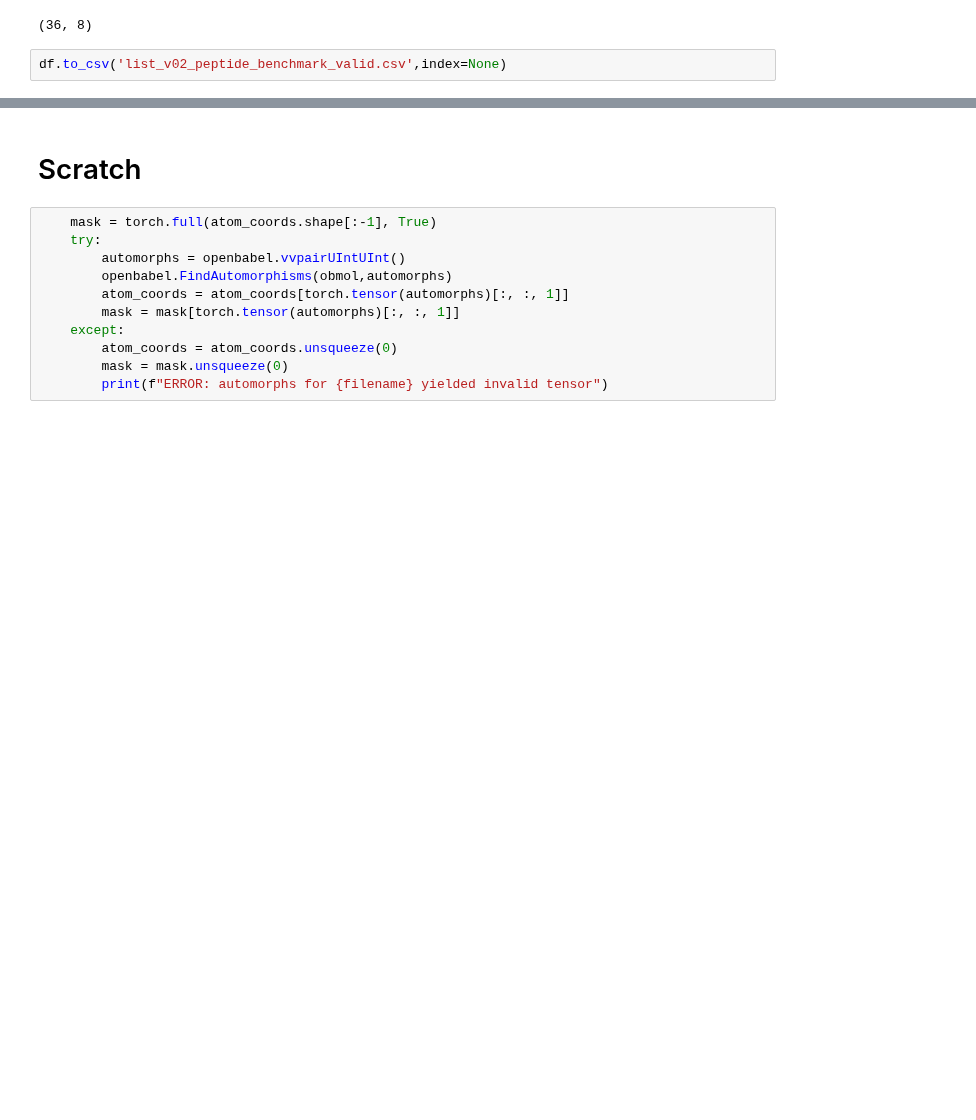
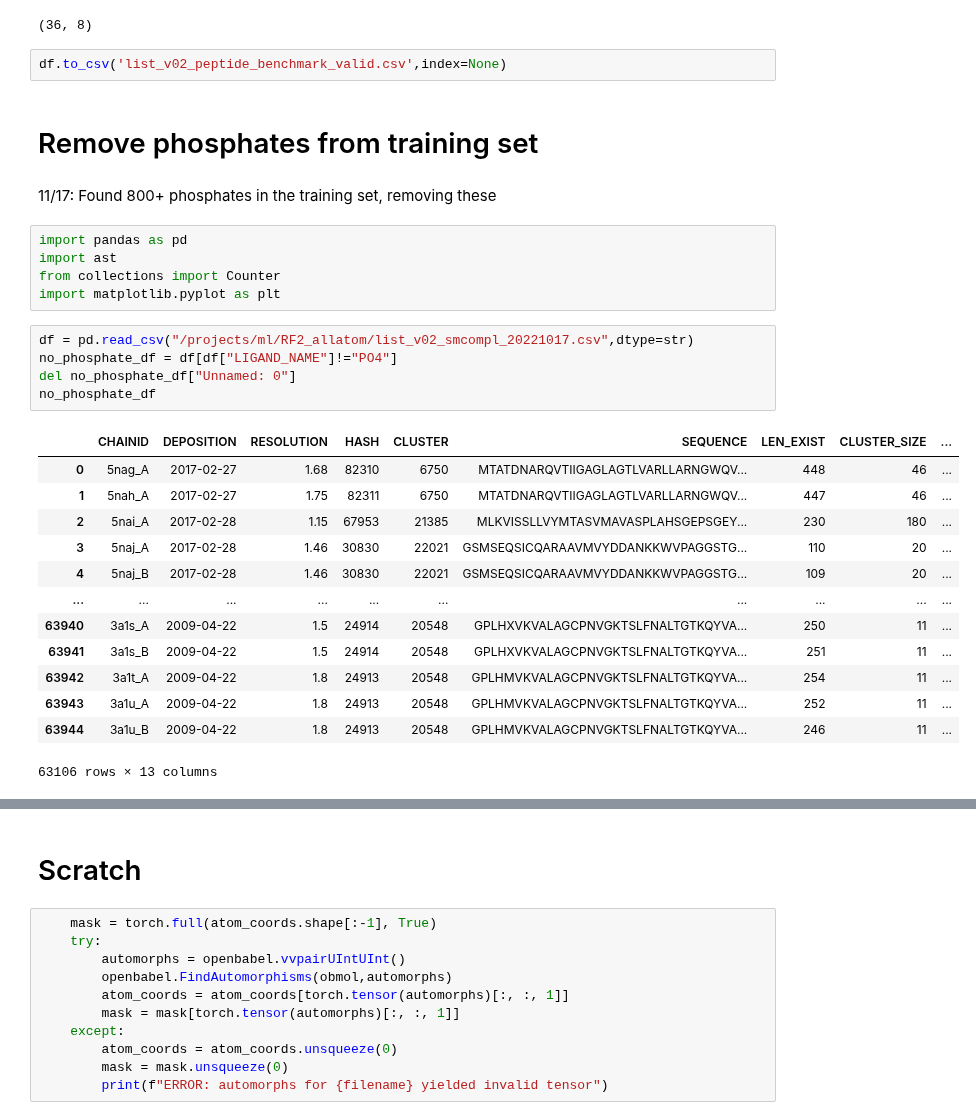
Before and after one commit to RosettaCommons/foundry, a Jupyter notebook: notebooks/filter_sm_compl_data.ipynb, the cells around one changed output, grey strips where cells are left out. Saved outputs shown, nothing was run; the diff lists cells and outputs as text; blank space fills up the shorter version.

```diff
--- a/notebooks/filter_sm_compl_data.ipynb
+++ b/notebooks/filter_sm_compl_data.ipynb
@@ -1263,3 +1263,31 @@ df.shape
 (36, 8)
 # %%
 df.to_csv('list_v02_peptide_benchmark_valid.csv',index=None)
+# %% [markdown]
+# Remove phosphates from training set
+# %% [markdown]
+11/17: Found 800+ phosphates in the training set, removing these
+# %%
+import pandas as pd
+import ast
+from collections import Counter
+import matplotlib.pyplot as plt
+# %%
+df = pd.read_csv("/projects/ml/RF2_allatom/list_v02_smcompl_20221017.csv",dtype=str)
+no_phosphate_df = df[df["LIGAND_NAME"]!="PO4"]
+del no_phosphate_df["Unnamed: 0"]
+no_phosphate_df
+# %% [output]
+|  | CHAINID | DEPOSITION | RESOLUTION | HASH | CLUSTER | SEQUENCE | LEN_EXIST | CLUSTER_SIZE | ... |
+| 0 | 5nag_A | 2017-02-27 | 1.68 | 82310 | 6750 | MTATDNARQVTIIGAGLAGTLVARLLARNGWQV... | 448 | 46 | ... |
+| 1 | 5nah_A | 2017-02-27 | 1.75 | 82311 | 6750 | MTATDNARQVTIIGAGLAGTLVARLLARNGWQV... | 447 | 46 | ... |
+| 2 | 5nai_A | 2017-02-28 | 1.15 | 67953 | 21385 | MLKVISSLLVYMTASVMAVASPLAHSGEPSGEY... | 230 | 180 | ... |
+| 3 | 5naj_A | 2017-02-28 | 1.46 | 30830 | 22021 | GSMSEQSICQARAAVMVYDDANKKWVPAGGSTG... | 110 | 20 | ... |
+| 4 | 5naj_B | 2017-02-28 | 1.46 | 30830 | 22021 | GSMSEQSICQARAAVMVYDDANKKWVPAGGSTG... | 109 | 20 | ... |
+| ... | ... | ... | ... | ... | ... | ... | ... | ... | ... |
+| 63940 | 3a1s_A | 2009-04-22 | 1.5 | 24914 | 20548 | GPLHXVKVALAGCPNVGKTSLFNALTGTKQYVA... | 250 | 11 | ... |
+| 63941 | 3a1s_B | 2009-04-22 | 1.5 | 24914 | 20548 | GPLHXVKVALAGCPNVGKTSLFNALTGTKQYVA... | 251 | 11 | ... |
+| 63942 | 3a1t_A | 2009-04-22 | 1.8 | 24913 | 20548 | GPLHMVKVALAGCPNVGKTSLFNALTGTKQYVA... | 254 | 11 | ... |
+| 63943 | 3a1u_A | 2009-04-22 | 1.8 | 24913 | 20548 | GPLHMVKVALAGCPNVGKTSLFNALTGTKQYVA... | 252 | 11 | ... |
+| 63944 | 3a1u_B | 2009-04-22 | 1.8 | 24913 | 20548 | GPLHMVKVALAGCPNVGKTSLFNALTGTKQYVA... | 246 | 11 | ... |
+63106 rows × 13 columns
```
Also changed, not shown: parts of 4 cells of this notebook, 2 other files.
